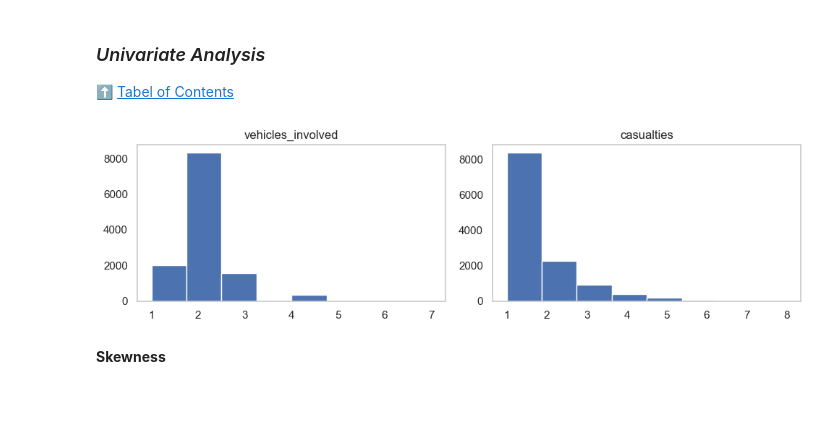
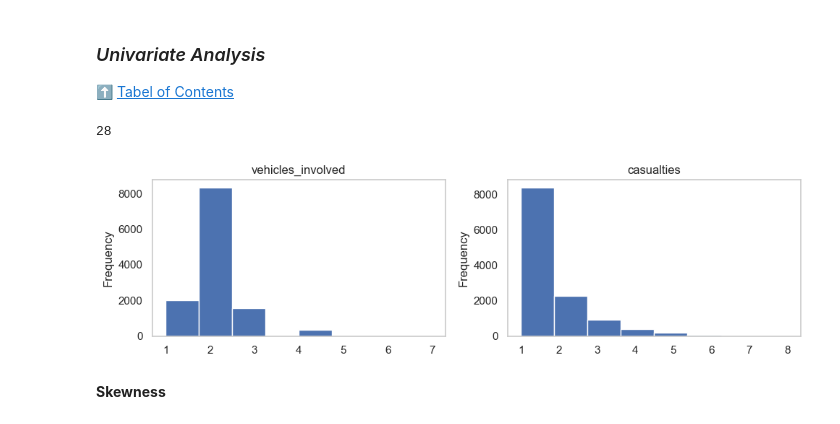
Before and after one commit to Teshager21/accident-analysis-addis_ababa, a Jupyter notebook: accident-analysis-addis_ababa.ipynb, the cells around one changed output. Drawn from its saved outputs; the diff is of its cells as text; code cells hidden in the pictures.

```diff
--- a/accident-analysis-addis_ababa.ipynb
+++ b/accident-analysis-addis_ababa.ipynb
@@ -376,16 +376,25 @@ styled_df
 <a id='univariate'></a>
 ### <i>Univariate Analysis</i>
 ⬆️ [Tabel of Contents](#contents_tabel)
+# %%
+#nominal and ordinal features
+nominal_features=['day_of_week', 'driver_sex','vehicle_driver_relation', 'vehicle_type','vehicle_owner', 'vehicle_defect', 'accident_area','lanes', 'road_allignment',
+                   'junction_type', 'surface_type','road_surface_conditions', 'light_condition', 'weather_condition', 'collision_type', 'vehicle_movement','casualty_class',
+                   'casualty_sex', 'casualty_fitness', 'casualty_work', 'pedestrian_movement','accident_cause']
+ordinal_features=['driver_age', 'educational_level', 'driving_experience', 'service_year', 'casualty_age', 'accident_severity']
+len(nominal_features)+len(ordinal_features)
+# %% [output]
+28
 # %%
 #distribution of numerical columns
 axes=df.hist(grid=False, figsize=(10, 3),bins=8)
 for ax in axes.flatten():
     # ax.set_title(f'Histogram of {ax.get_xlabel()}')
     ax.set_xlabel(ax.get_xlabel())
-    # ax.set_ylabel('Frequency')
+    ax.set_ylabel('Frequency')
 plt.tight_layout()
 # %% [output]
-[figure, old version]
+[figure, new version]
 # %% [markdown]
 <b>Skewness</b>
 # %%
```
Also changed, not shown: parts of 24 cells of this notebook.
